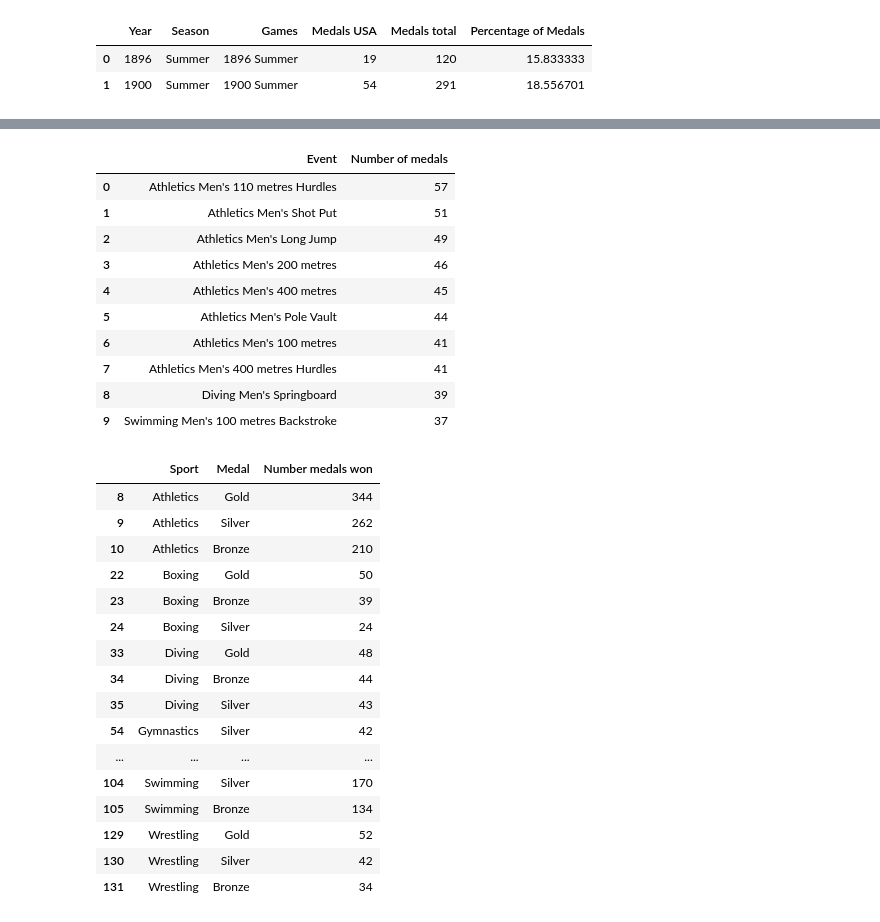
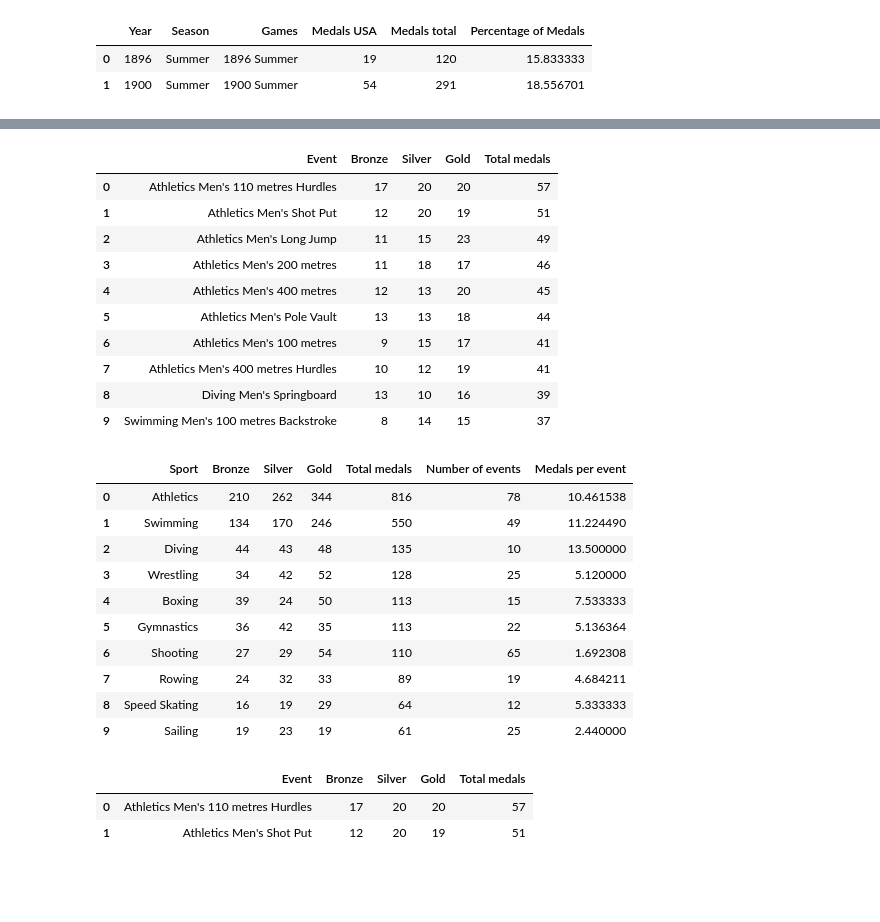
Before and after one commit to Anna-MariaSjolund/Databehandling-OS-projekt-Anna-MariaSjolund-ChristopherSeander, a Jupyter notebook: A-Ms_files_temporary/testing.ipynb, the cells around one changed output, grey strips where cells are left out. Cells and saved outputs as stored; diff of their text form; code cells hidden in the pictures; blank space fills up the shorter version.

```diff
--- a/A-Ms_files_temporary/testing.ipynb
+++ b/A-Ms_files_temporary/testing.ipynb
@@ -70,42 +54,36 @@ average_medal_per_event.head(10)
 | 9 | Bobsleigh | 24 | 4 | 6.000000 |
 # %%
 #Import the top ten events data
-top_ten_events = LoadDataUSA.top_ten_events()
-top_ten_events.head(10)
+medals_top_ten_events = LoadDataUSA.medals_top_ten_events()
+medals_top_ten_events.head(10)
 # %% [output]
-|  | Event | Number of medals |
-| 0 | Athletics Men's 110 metres Hurdles | 57 |
-| 1 | Athletics Men's Shot Put | 51 |
-| 2 | Athletics Men's Long Jump | 49 |
-| 3 | Athletics Men's 200 metres | 46 |
-| 4 | Athletics Men's 400 metres | 45 |
-| 5 | Athletics Men's Pole Vault | 44 |
-| 6 | Athletics Men's 100 metres | 41 |
-| 7 | Athletics Men's 400 metres Hurdles | 41 |
-| 8 | Diving Men's Springboard | 39 |
-| 9 | Swimming Men's 100 metres Backstroke | 37 |
+|  | Event | Bronze | Silver | Gold | Total medals |
+| 0 | Athletics Men's 110 metres Hurdles | 17 | 20 | 20 | 57 |
+| 1 | Athletics Men's Shot Put | 12 | 20 | 19 | 51 |
+| 2 | Athletics Men's Long Jump | 11 | 15 | 23 | 49 |
+| 3 | Athletics Men's 200 metres | 11 | 18 | 17 | 46 |
+| 4 | Athletics Men's 400 metres | 12 | 13 | 20 | 45 |
+| 5 | Athletics Men's Pole Vault | 13 | 13 | 18 | 44 |
+| 6 | Athletics Men's 100 metres | 9 | 15 | 17 | 41 |
+| 7 | Athletics Men's 400 metres Hurdles | 10 | 12 | 19 | 41 |
+| 8 | Diving Men's Springboard | 13 | 10 | 16 | 39 |
+| 9 | Swimming Men's 100 metres Backstroke | 8 | 14 | 15 | 37 |
 # %%
 #Import top ten per medal type
-medal_types = LoadDataUSA.medal_types_top_ten_sports()
-medal_types
+medals_top_ten_sports = LoadDataUSA.medals_top_ten_sports()
+medals_top_ten_sports
 # %% [output]
-|  | Sport | Medal | Number medals won |
-| 8 | Athletics | Gold | 344 |
-| 9 | Athletics | Silver | 262 |
-| 10 | Athletics | Bronze | 210 |
-| 22 | Boxing | Gold | 50 |
-| 23 | Boxing | Bronze | 39 |
-| 24 | Boxing | Silver | 24 |
-| 33 | Diving | Gold | 48 |
-| 34 | Diving | Bronze | 44 |
-| 35 | Diving | Silver | 43 |
-| 54 | Gymnastics | Silver | 42 |
-| ... | ... | ... | ... |
-| 104 | Swimming | Silver | 170 |
-| 105 | Swimming | Bronze | 134 |
-| 129 | Wrestling | Gold | 52 |
-| 130 | Wrestling | Silver | 42 |
-| 131 | Wrestling | Bronze | 34 |
+|  | Sport | Bronze | Silver | Gold | Total medals | Number of events | Medals per event |
+| 0 | Athletics | 210 | 262 | 344 | 816 | 78 | 10.461538 |
+| 1 | Swimming | 134 | 170 | 246 | 550 | 49 | 11.224490 |
+| 2 | Diving | 44 | 43 | 48 | 135 | 10 | 13.500000 |
+| 3 | Wrestling | 34 | 42 | 52 | 128 | 25 | 5.120000 |
+| 4 | Boxing | 39 | 24 | 50 | 113 | 15 | 7.533333 |
+| 5 | Gymnastics | 36 | 42 | 35 | 113 | 22 | 5.136364 |
+| 6 | Shooting | 27 | 29 | 54 | 110 | 65 | 1.692308 |
+| 7 | Rowing | 24 | 32 | 33 | 89 | 19 | 4.684211 |
+| 8 | Speed Skating | 16 | 19 | 29 | 64 | 12 | 5.333333 |
+| 9 | Sailing | 19 | 23 | 19 | 61 | 25 | 2.440000 |
 # %%
 medals_all_perc = PlotFigures.plot_medals_per_season()
 medals_all_perc.show()
@@ -126,0 +222,7 @@ medals_winter_num.show()
+# %%
+sport_medals = medals_top_ten_events()
+sport_medals.head(2)
+# %% [output]
+|  | Event | Bronze | Silver | Gold | Total medals |
+| 0 | Athletics Men's 110 metres Hurdles | 17 | 20 | 20 | 57 |
+| 1 | Athletics Men's Shot Put | 12 | 20 | 19 | 51 |
```
Also changed, not shown: parts of 26 cells of this notebook.
